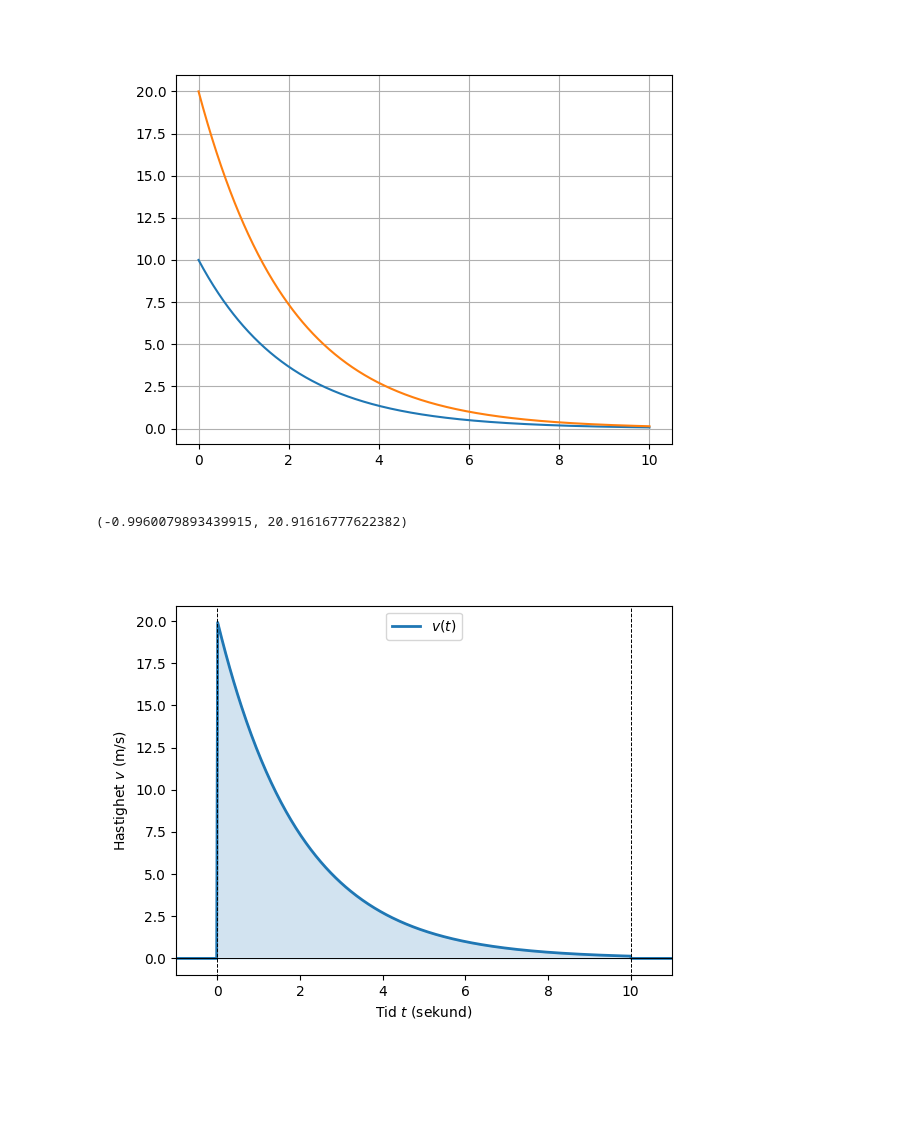
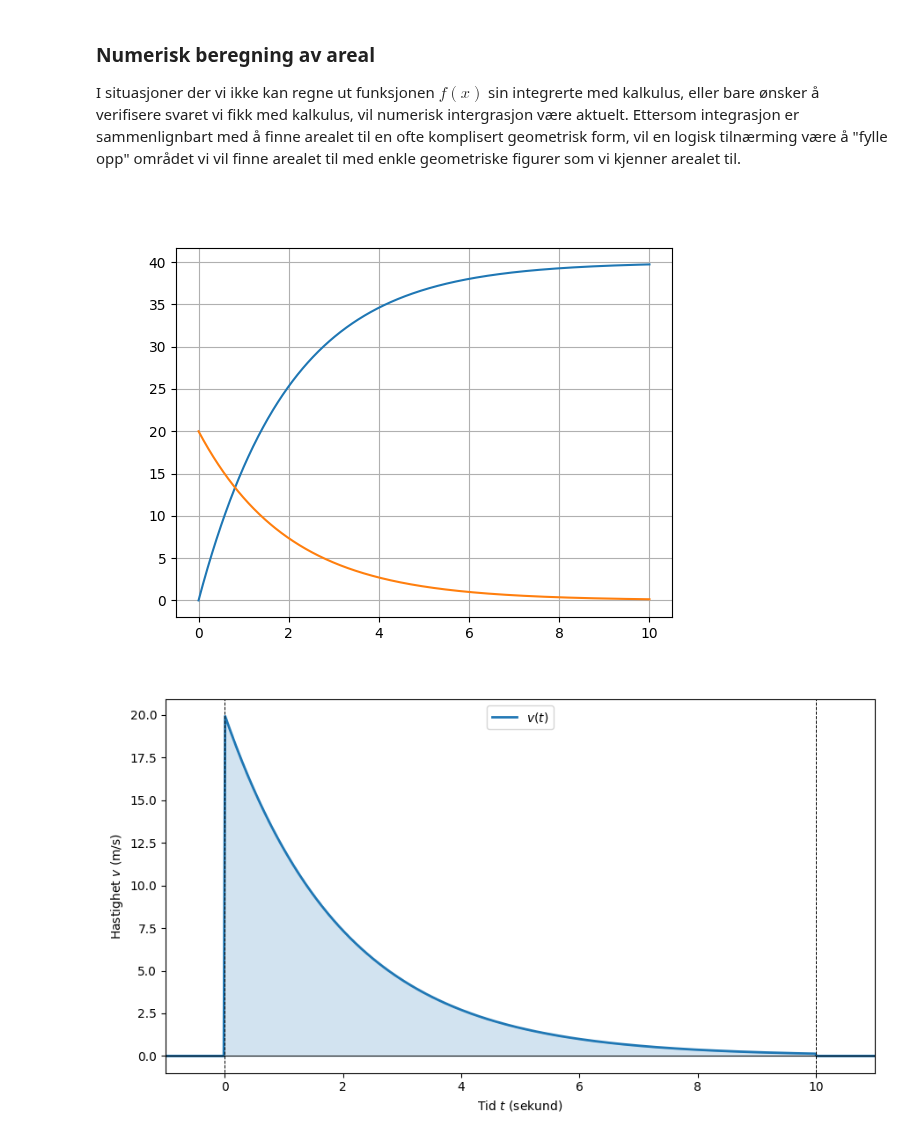
Before and after one commit to imfdrift/INGX1002H24, a Jupyter notebook: numerisk_derivasjon_integrasjon/numerisk_integrasjon_intro.ipynb, the cells around one changed output. Saved outputs shown, nothing was run; the diff lists cells and outputs as text; code cells hidden in the pictures; blank space fills up the shorter version.

```diff
--- a/numerisk_derivasjon_integrasjon/numerisk_integrasjon_intro.ipynb
+++ b/numerisk_derivasjon_integrasjon/numerisk_integrasjon_intro.ipynb
@@ -12,9 +16,13 @@ Som vi kjenner til fra matematiske fag, vil den *integrerte* av en funskjon $f(x
+# %% [markdown]
+### Numerisk beregning av areal
+
+I situasjoner der vi ikke kan regne ut funksjonen $f(x)$ sin integrerte med kalkulus, eller bare ønsker å verifisere svaret vi fikk med kalkulus, vil numerisk intergrasjon være aktuelt. Ettersom integrasjon er sammenlignbart med å finne arealet til en ofte komplisert geometrisk form, vil en logisk tilnærming være å "fylle opp" området vi vil finne arealet til med enkle geometriske figurer som vi kjenner arealet til.
 # %%
 import numpy as np
 import matplotlib.pyplot as plt
 plt.close(1); plt.figure(1)
 p0 = 0
-v0 = 10
+v0 = 20
 
 p = [p0]
 v = [v0]
@@ -25,37 +33,37 @@ for i in range(int(10/h)):
     p.append(p[-1] + h*v[-1])
     v.append(v[-1] - h*v[-1]*0.5)
 
-plt.plot(t,np.array(v))
+plt.plot(t,np.array(p))
 plt.plot(t,20*np.exp(-t*0.5))
 plt.grid(True)
 # %% [output]
-[figure, old version]
+[figure, new version]
 # %%
 %matplotlib ipympl
-plt.close(2); plt.figure(2)
+plt.close(2); plt.figure(2, figsize=(9, 5))
 
 
 def v(t):
     a = 0
     b = 10
 
     y = np.where((a<t)*(t<b), 20*np.exp(-t/2), 0)
     return y
 
 
 t = np.linspace(-1, 11, 501)
 
 plt.plot(t, v(t), label=r"$v(t)$", linewidth=2)
 plt.fill_between(t, v(t), color='C0', alpha=0.2)#, label=r"$S=\int_0^{10} v(t) dt$")
 plt.xlim([t[0], t[-1]])
 plt.xlabel(r"Tid $t$ (sekund)")
 plt.ylabel(r"Hastighet $v$ (m/s)")
 plt.legend()
 plt.plot([t[0], t[-1]], [0, 0], 'k', linewidth=0.7)
 ylim = plt.gca().get_ylim()
 plt.plot([0, 0], [-10, 50], 'k--', linewidth=0.7)
 plt.plot([10, 10], [-10, 50], 'k--', linewidth=0.7)
 plt.gca().set_ylim(ylim)
+plt.tight_layout()
 # %% [output]
-(-0.9960079893439915, 20.91616777622382)
-[figure, old version]
+[figure, new version]
```
Also changed, not shown: parts of 3 cells of this notebook, 4 other files.
